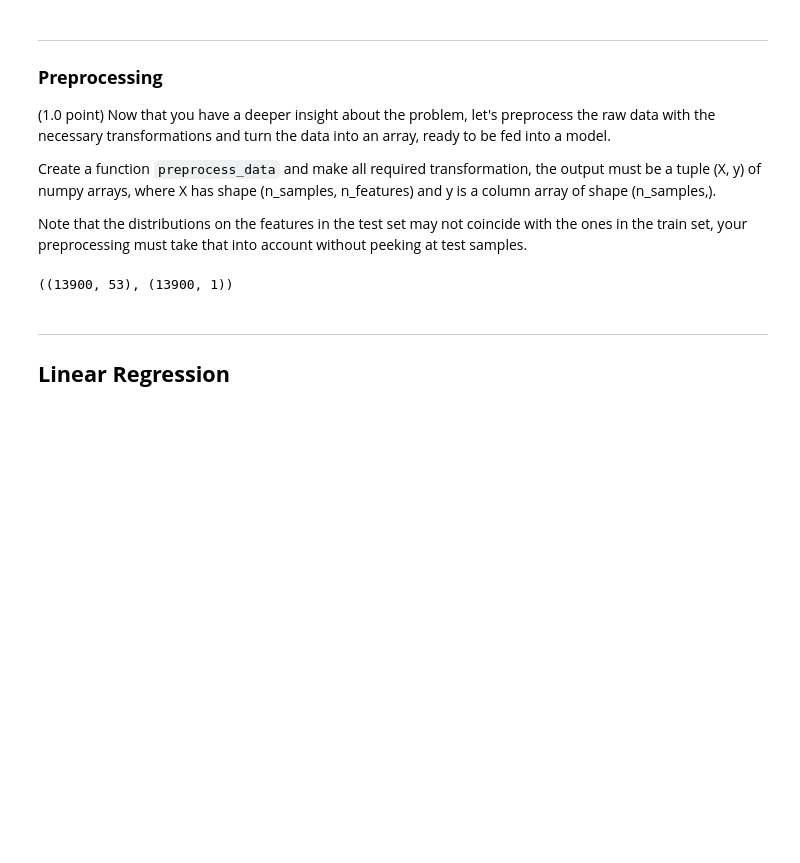
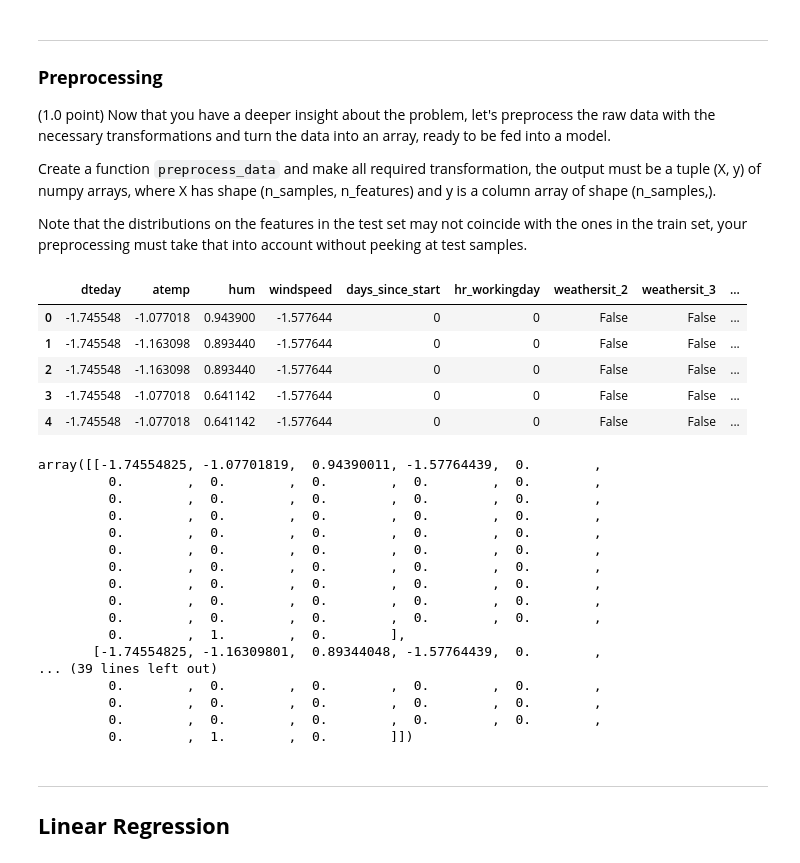
Before and after one commit to nadas-t/Machine-Learning-UNICAMP, a Jupyter notebook: notebooks/Project_1/mc886_1s2026-assignment_1.ipynb, the cells around one changed output. Saved outputs shown, nothing was run; the diff lists cells and outputs as text; code cells hidden in the pictures; blank space fills up the shorter version.

```diff
--- a/notebooks/Project_1/mc886_1s2026-assignment_1.ipynb
+++ b/notebooks/Project_1/mc886_1s2026-assignment_1.ipynb
@@ -471,34 +485,61 @@ def preprocess_data(df: pd.DataFrame) -> tuple[NDArray[np.float64], NDArray[np.f
     min_date = clean_df['dteday'].min()
     clean_df['dteday'] = (clean_df['dteday'] - min_date).dt.days
 
     # Normalizando features:
     continuous_cols = ['dteday', 'atemp', 'hum', 'windspeed']
 
     means = clean_df[continuous_cols].mean()
     stds = clean_df[continuous_cols].std()
 
     clean_df[continuous_cols] = (clean_df[continuous_cols] - means) / stds.replace(0, 1)
 
     # Interações:
     clean_df['hr_workingday'] = clean_df['hr'] * clean_df['workingday']
 
     # Criando dummies das variáveis categóricas
     categorical_features = ['weathersit', 'season', 'mnth', 'hr', 'holiday', 'weekday', 'workingday']
     clean_df = pd.get_dummies(clean_df, columns=categorical_features, drop_first=True)
 
+    pd.set_option('display.max_columns', None)
+    # display(clean_df)
 
     X_df = clean_df.drop(columns=['cnt'])
     y_df = clean_df['cnt']
     X = X_df.to_numpy(dtype=np.float64)
     y = y_df.to_numpy(dtype=np.float64).reshape(-1, 1)
 
+    display(X_df.head())
+
     return X, y
 
 X, y = preprocess_data(train_df)
 
 X.shape, y.shape
+X[:5]
 # %% [output]
+|  | dteday | atemp | hum | windspeed | days_since_start | hr_workingday | weathersit_2 | weathersit_3 | ... |
+| 0 | -1.745548 | -1.077018 | 0.943900 | -1.577644 | 0 | 0 | False | False | ... |
+| 1 | -1.745548 | -1.163098 | 0.893440 | -1.577644 | 0 | 0 | False | False | ... |
+| 2 | -1.745548 | -1.163098 | 0.893440 | -1.577644 | 0 | 0 | False | False | ... |
+| 3 | -1.745548 | -1.077018 | 0.641142 | -1.577644 | 0 | 0 | False | False | ... |
+| 4 | -1.745548 | -1.077018 | 0.641142 | -1.577644 | 0 | 0 | False | False | ... |
-((13900, 53), (13900, 1))
+array([[-1.74554825, -1.07701819,  0.94390011, -1.57764439,  0.        ,
+         0.        ,  0.        ,  0.        ,  0.        ,  0.        ,
+         0.        ,  0.        ,  0.        ,  0.        ,  0.        ,
+         0.        ,  0.        ,  0.        ,  0.        ,  0.        ,
+         0.        ,  0.        ,  0.        ,  0.        ,  0.        ,
+         0.        ,  0.        ,  0.        ,  0.        ,  0.        ,
+         0.        ,  0.        ,  0.        ,  0.        ,  0.        ,
+         0.        ,  0.        ,  0.        ,  0.        ,  0.        ,
+         0.        ,  0.        ,  0.        ,  0.        ,  0.        ,
+         0.        ,  0.        ,  0.        ,  0.        ,  0.        ,
+         0.        ,  1.        ,  0.        ],
+       [-1.74554825, -1.16309801,  0.89344048, -1.57764439,  0.        ,
+... (39 lines left out)
+         0.        ,  0.        ,  0.        ,  0.        ,  0.        ,
+         0.        ,  0.        ,  0.        ,  0.        ,  0.        ,
+         0.        ,  0.        ,  0.        ,  0.        ,  0.        ,
+         0.        ,  1.        ,  0.        ]])
 # %% [markdown]
 ---
 
```
Also changed, not shown: parts of 6 cells of this notebook.
